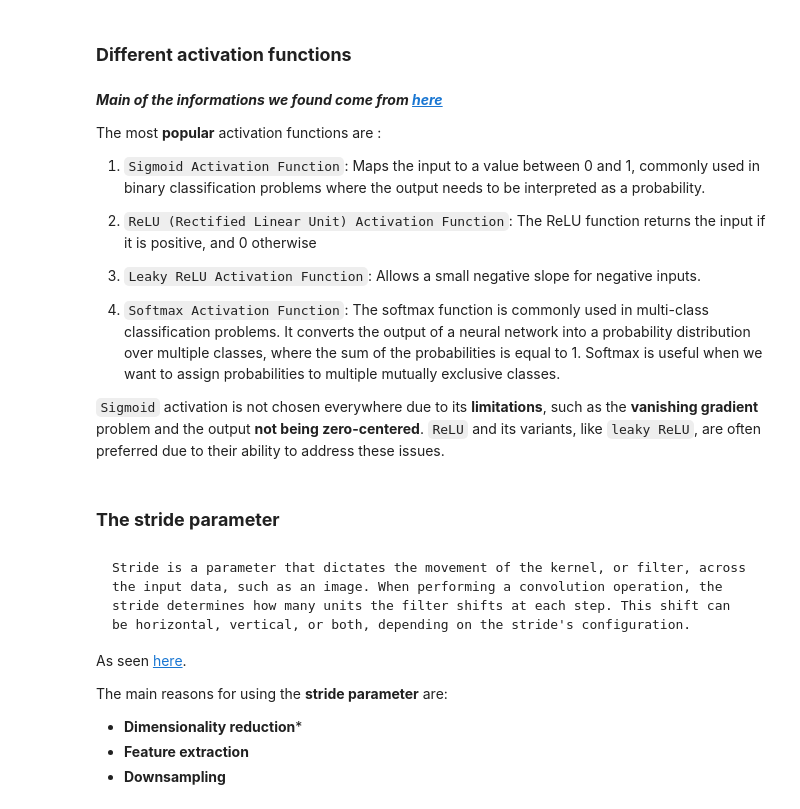
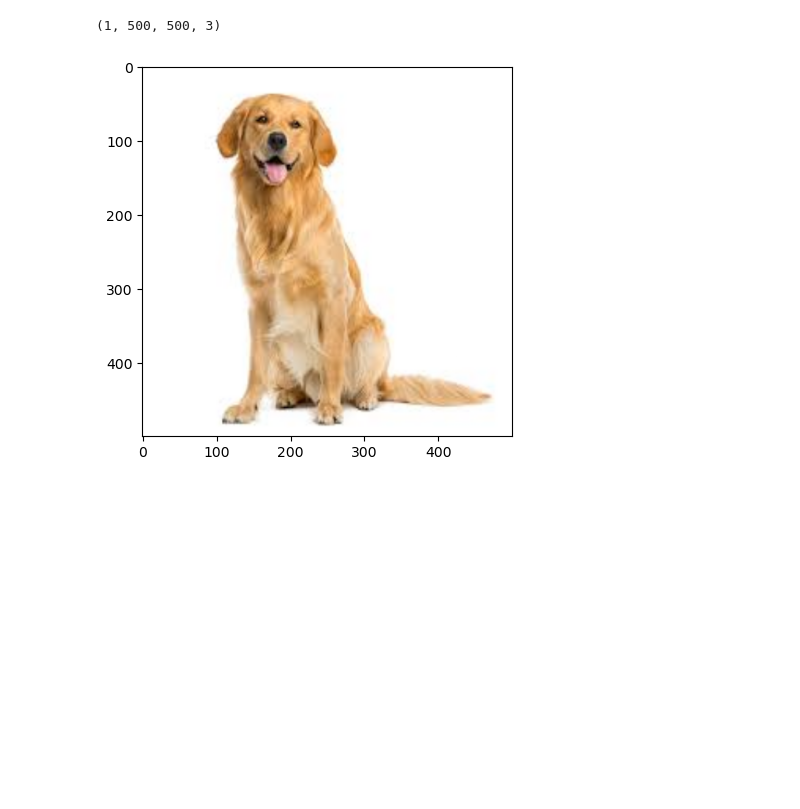
Before and after one commit to TonioElPuebloSchool/Computer_Vision_Course, a Jupyter notebook: TP4/TP4.ipynb, the cells around one changed output. Drawn from its saved outputs; the diff is of its cells as text; code cells hidden in the pictures; blank space fills up the shorter version.

````diff
--- a/TP4/TP4.ipynb
+++ b/TP4/TP4.ipynb
@@ -292,31 +0,0 @@ Having **fewer parameters** can be advantageous in terms of **model size**, *mem
-# %% [markdown]
-### **Different activation functions**
-# %% [markdown]
-***Main of the informations we found come from [here](https://www.analyticsvidhya.com/blog/2020/01/fundamentals-deep-learning-activation-functions-when-to-use-them/)***
-
-
-The most **popular** activation functions are :
-
-1. `Sigmoid Activation Function`: Maps the input to a value between 0 and 1, commonly used in binary classification problems where the output needs to be interpreted as a probability.
-
-2. `ReLU (Rectified Linear Unit) Activation Function`: The ReLU function returns the input if it is positive, and 0 otherwise
-
-3. `Leaky ReLU Activation Function`: Allows a small negative slope for negative inputs.
-
-4. `Softmax Activation Function`: The softmax function is commonly used in multi-class classification problems. It converts the output of a neural network into a probability distribution over multiple classes, where the sum of the probabilities is equal to 1. Softmax is useful when we want to assign probabilities to multiple mutually exclusive classes.
-
-`Sigmoid` activation is not chosen everywhere due to its **limitations**, such as the **vanishing gradient** problem and the output **not being zero-centered**. `ReLU` and its variants, like `leaky ReLU`, are often preferred due to their ability to address these issues.
-# %% [markdown]
-### **The stride parameter**
-# %% [markdown]
-```text
-Stride is a parameter that dictates the movement of the kernel, or filter, across the input data, such as an image. When performing a convolution operation, the stride determines how many units the filter shifts at each step. This shift can be horizontal, vertical, or both, depending on the stride's configuration.
-```
-As seen [here](https://deepai.org/machine-learning-glossary-and-terms/stride#:~:text=Stride%20is%20a%20parameter%20that,depending%20on%20the%20stride's%20configuration.).
-
-
-The main reasons for using the **stride parameter** are:
-
-- **Dimensionality reduction***
-- **Feature extraction**
-- **Downsampling**
@@ -322,0 +4,15 @@ The main reasons for using the **stride parameter** are:
+# %%
+# load and resize this image : photo_chien.jpeg using matplotlib
+import matplotlib.pyplot as plt
+from skimage.transform import resize
+import numpy as np
+
+
+img = plt.imread('téléchargé.jpeg')
+img = resize(img, (500,500))
+plt.imshow(img)
+img = np.expand_dims(img, axis=0)
+img.shape
+# %% [output]
+(1, 500, 500, 3)
+[figure, added]
````
Also changed, not shown: parts of 41 cells of this notebook, 4 other files.
